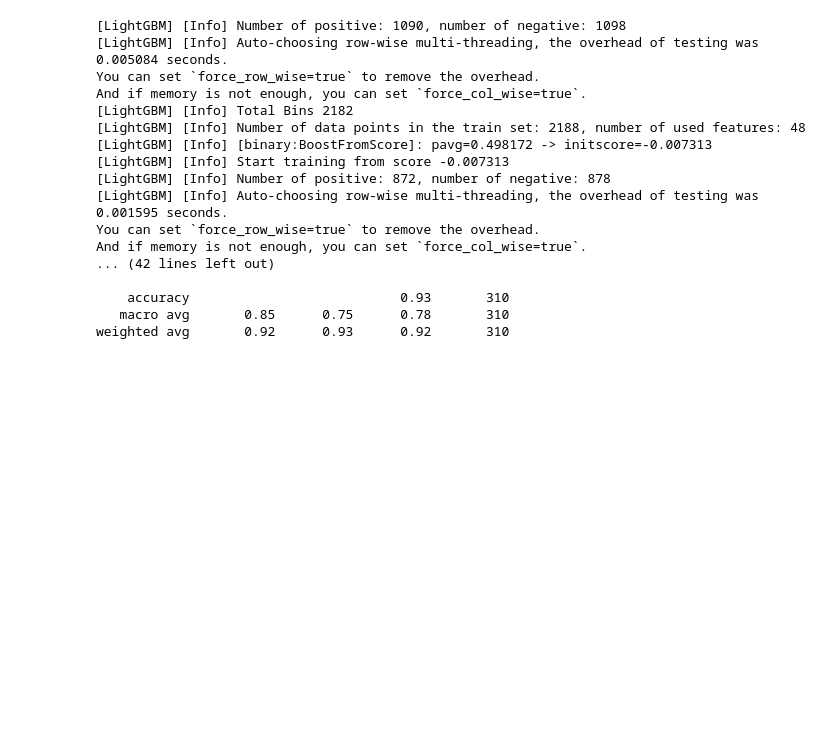
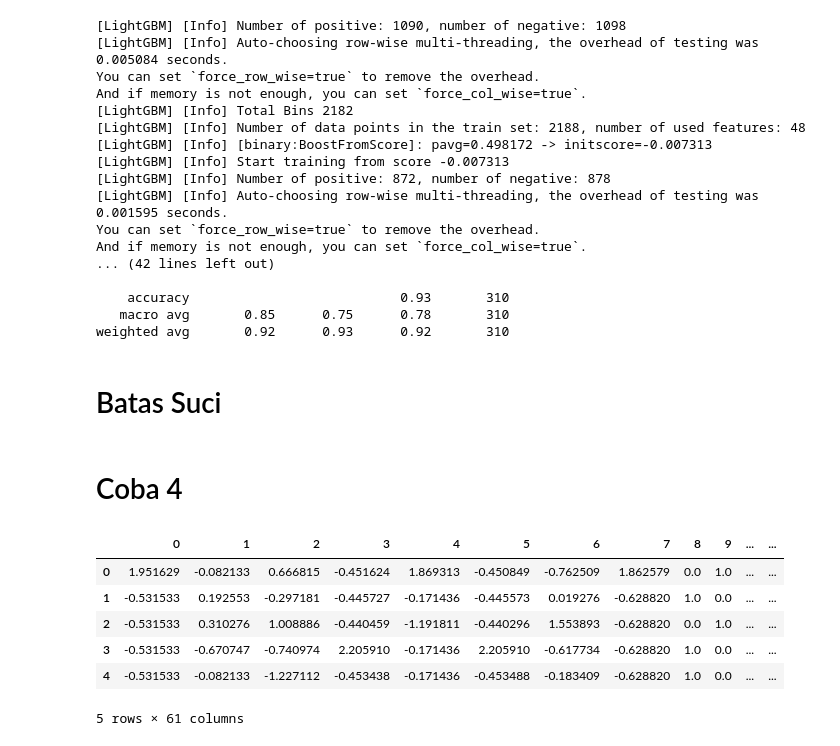
Before and after one commit to DaffaElgo/Iconic_2024, a Jupyter notebook: Code/Campur.ipynb, the cells around one changed output. Saved outputs shown, nothing was run; the diff lists cells and outputs as text; code cells hidden in the pictures; blank space fills up the shorter version.

```diff
--- a/Code/Campur.ipynb
+++ b/Code/Campur.ipynb
@@ -2930,3 +2907,33 @@ And if memory is not enough, you can set `force_col_wise=true`.
     accuracy                           0.93       310
    macro avg       0.85      0.75      0.78       310
 weighted avg       0.92      0.93      0.92       310
+# %% [markdown]
+# Batas Suci
+# %% [markdown]
+# Coba 4
+# %%
+
+# Apply transformations to training and validation data
+X_train_processed = preprocessor.fit_transform(X_train)
+X_test_processed = preprocessor.transform(X_test)
+
+# Get feature names
+# num_features = ['Annual_income', 'Age_in_days', 'Days_of_employment', 'Family_Members']
+# cat_features = preprocessor.named_transformers_['OHE']['encoder'].get_feature_names_out().tolist()
+# all_features = num_features + cat_features
+
+# Convert to DataFrame
+X_train_final = pd.DataFrame(X_train_processed)
+X_test_final = pd.DataFrame(X_test_processed)
+
+# Your final training, validation, and test data are now ready to be used
+X_train_final.head()
+X_test_final.head()
+# %% [output]
+|  | 0 | 1 | 2 | 3 | 4 | 5 | 6 | 7 | 8 | 9 | ... | ... |
+| 0 | 1.951629 | -0.082133 | 0.666815 | -0.451624 | 1.869313 | -0.450849 | -0.762509 | 1.862579 | 0.0 | 1.0 | ... | ... |
+| 1 | -0.531533 | 0.192553 | -0.297181 | -0.445727 | -0.171436 | -0.445573 | 0.019276 | -0.628820 | 1.0 | 0.0 | ... | ... |
+| 2 | -0.531533 | 0.310276 | 1.008886 | -0.440459 | -1.191811 | -0.440296 | 1.553893 | -0.628820 | 0.0 | 1.0 | ... | ... |
+| 3 | -0.531533 | -0.670747 | -0.740974 | 2.205910 | -0.171436 | 2.205910 | -0.617734 | -0.628820 | 1.0 | 0.0 | ... | ... |
+| 4 | -0.531533 | -0.082133 | -1.227112 | -0.453438 | -0.171436 | -0.453488 | -0.183409 | -0.628820 | 1.0 | 0.0 | ... | ... |
+5 rows × 61 columns
```
Also changed, not shown: parts of 6 cells of this notebook, 4 other files.
